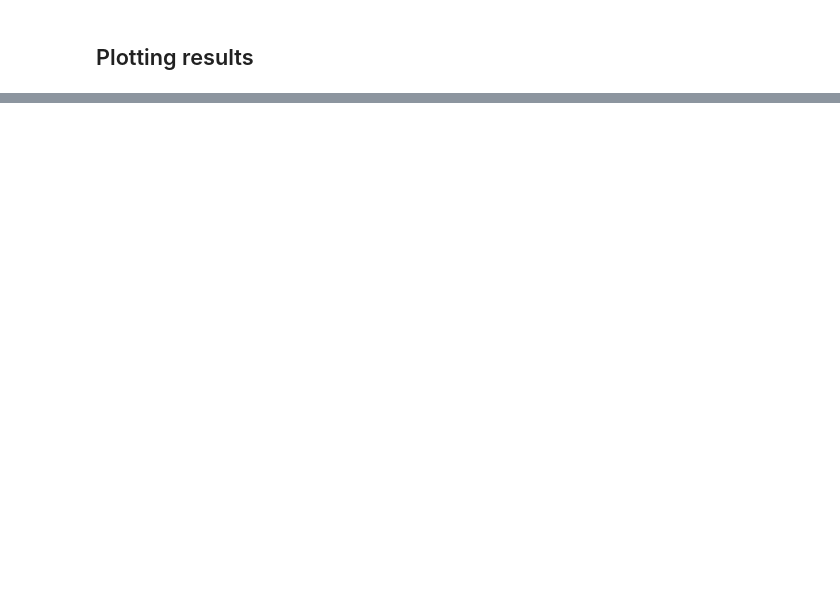
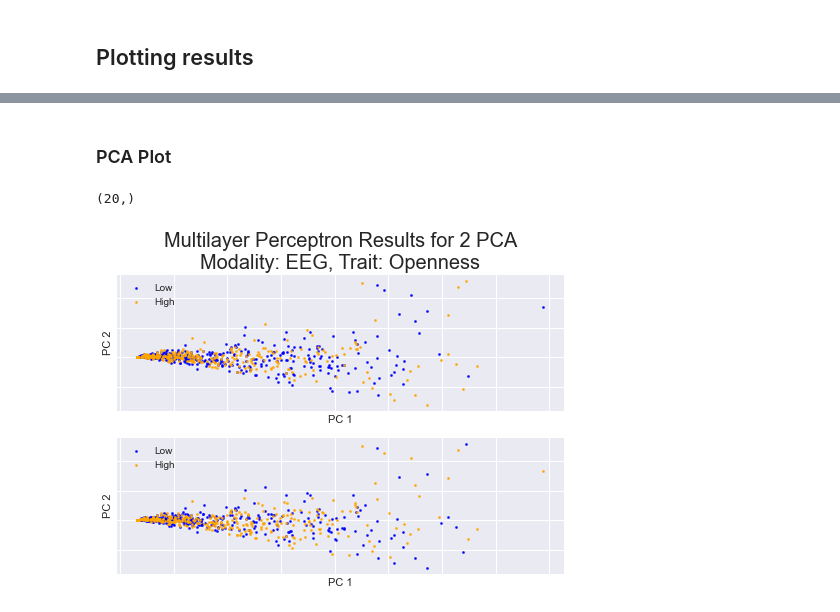
Before and after one commit to kroglkt/CogSci2, a Jupyter notebook: Reading Data.ipynb, the cells around one changed output, grey strips where cells are left out. Cells and saved outputs as stored; diff of their text form; code cells hidden in the pictures; blank space fills up the shorter version.

```diff
--- a/Reading Data.ipynb
+++ b/Reading Data.ipynb
@@ -419,0 +324,68 @@ create_roc_curve(mlp_targs[0], mlp_targs[1], label="Multilayer Perceptron", titl
+# %% [markdown]
+### PCA Plot
+# %%
+def plot_pcs(pcs, target, labels, ctitle=""):
+    group1 = pcs[target==0]
+    group2 = pcs[target==1]
+
+
+    plt.scatter(group1[:,0], group1[:,1], label=labels[0], s=5, c='blue')
+    plt.scatter(group2[:,0], group2[:,1], label=labels[1], s=5, c='orange')
+
+    plt.xlabel("PC 1")
+    plt.ylabel("PC 2")
+
+    plt.tick_params(left=False,
+                bottom=False,
+                labelleft=False,
+                labelbottom=False)
+    plt.legend()
+
+
+#Nogle kombinationer giver fejl, men synes ikke, vi skal bruge tid på dem...
+def make_pca_plot(targs, modal, trait, title="Placeholder Title"):
+    traits = ['extro', 'agree', 'cons', 'stability', 'open']
+    modals = ['ECG', 'EEG', 'GSR', 'EMO']
+    modal_dict = {
+        'ECG': ECG_feats,
+        'EEG': EEG_feats,
+        'GSR': GSR_feats,
+        'EMO': EMO_feats,
+    }
+    index = 0
+    for i in modals: #Convert string combination to index
+        for j in traits:
+            if i == modal and j == trait:
+                break
+            index += 1
+        if i == modal and j == trait:
+            break
+
+    targets = targs[0][index]
+    predictions = targs[1][index]>0.5
+    predictions = predictions.astype(int)[:,1]
+
+    pca = PCA(n_components=2)
+    X,y = format_train_data(modal_dict[modal], trait)
+    pcs = pca.fit_transform(X)
+
+    #Plot true labels
+    fig = plt.figure()
+    plt.tick_params(left=False,
+                bottom=False,
+                labelleft=False,
+                labelbottom=False)
+    ax = fig.add_subplot(1,1,1)
+    ax.grid(False)
+    ax.set_facecolor('white')
+    ax1 = fig.add_subplot(2, 1, 1)
+    plot_pcs(pcs, predictions, ("Low", "High"))
+    ax2 = fig.add_subplot(2, 1, 2)
+    plot_pcs(pcs, y, ("Low", "High"))
+    ax.set_title(title, fontsize=20)
+
+
+make_pca_plot(mlp_targs, 'EEG', 'open', title="Multilayer Perceptron Results for 2 PCA\nModality: EEG, Trait: Openness")
+# %% [output]
+(20,)
+[figure, added]
```
Also changed, not shown: parts of 9 cells of this notebook.
